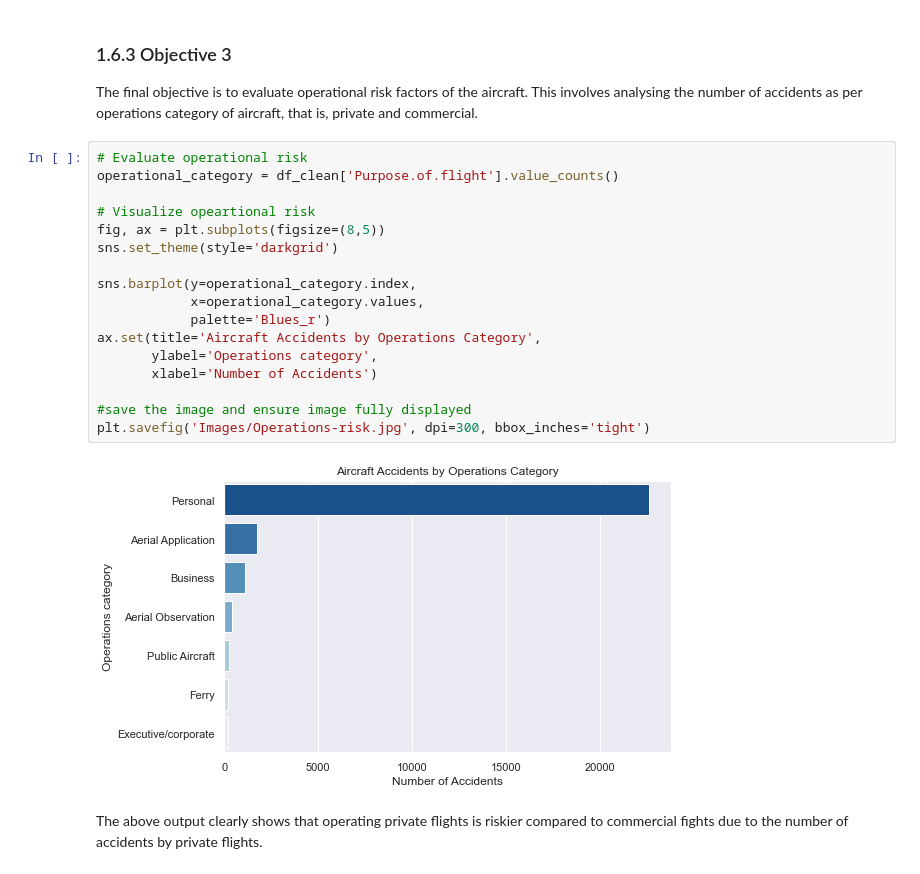
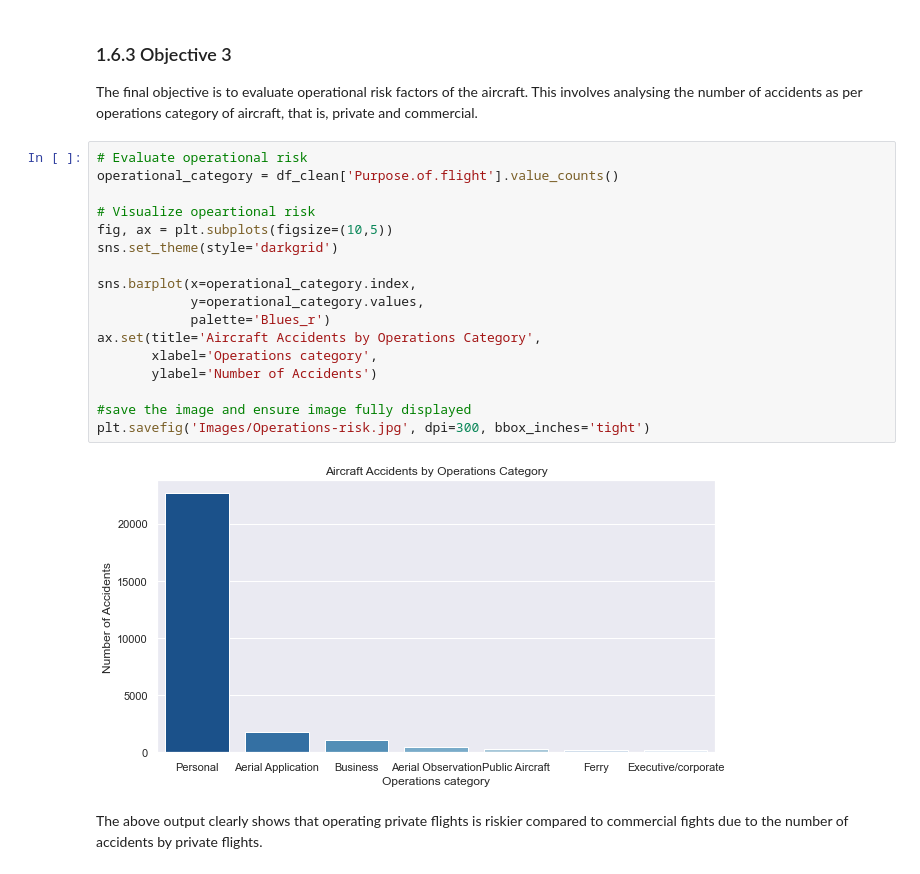
Before and after one commit to Patoh254code/Aviation_risk_analysis_Project, a Jupyter notebook: index.ipynb, the cells around one changed output. Drawn from its saved outputs; the diff is of its cells as text.

```diff
--- a/index.ipynb
+++ b/index.ipynb
@@ -366,22 +366,22 @@ The final objective is to evaluate operational risk factors of the aircraft. Thi
 # %%
 # Evaluate operational risk
 operational_category = df_clean['Purpose.of.flight'].value_counts()
 
 # Visualize opeartional risk
-fig, ax = plt.subplots(figsize=(8,5))
+fig, ax = plt.subplots(figsize=(10,5))
 sns.set_theme(style='darkgrid')
 
-sns.barplot(y=operational_category.index,
-            x=operational_category.values,
+sns.barplot(x=operational_category.index,
+            y=operational_category.values,
             palette='Blues_r')
 ax.set(title='Aircraft Accidents by Operations Category',
-       ylabel='Operations category',
-       xlabel='Number of Accidents')
+       xlabel='Operations category',
+       ylabel='Number of Accidents')
 
 #save the image and ensure image fully displayed
 plt.savefig('Images/Operations-risk.jpg', dpi=300, bbox_inches='tight')
 # %% [output]
-[figure, old version]
+[figure, new version]
 # %% [markdown]
 The above output clearly shows that operating private flights is riskier compared to commercial fights due to the number of accidents by private flights.
 # %%
```
Also changed, not shown: parts of 4 cells of this notebook, 5 other files.
